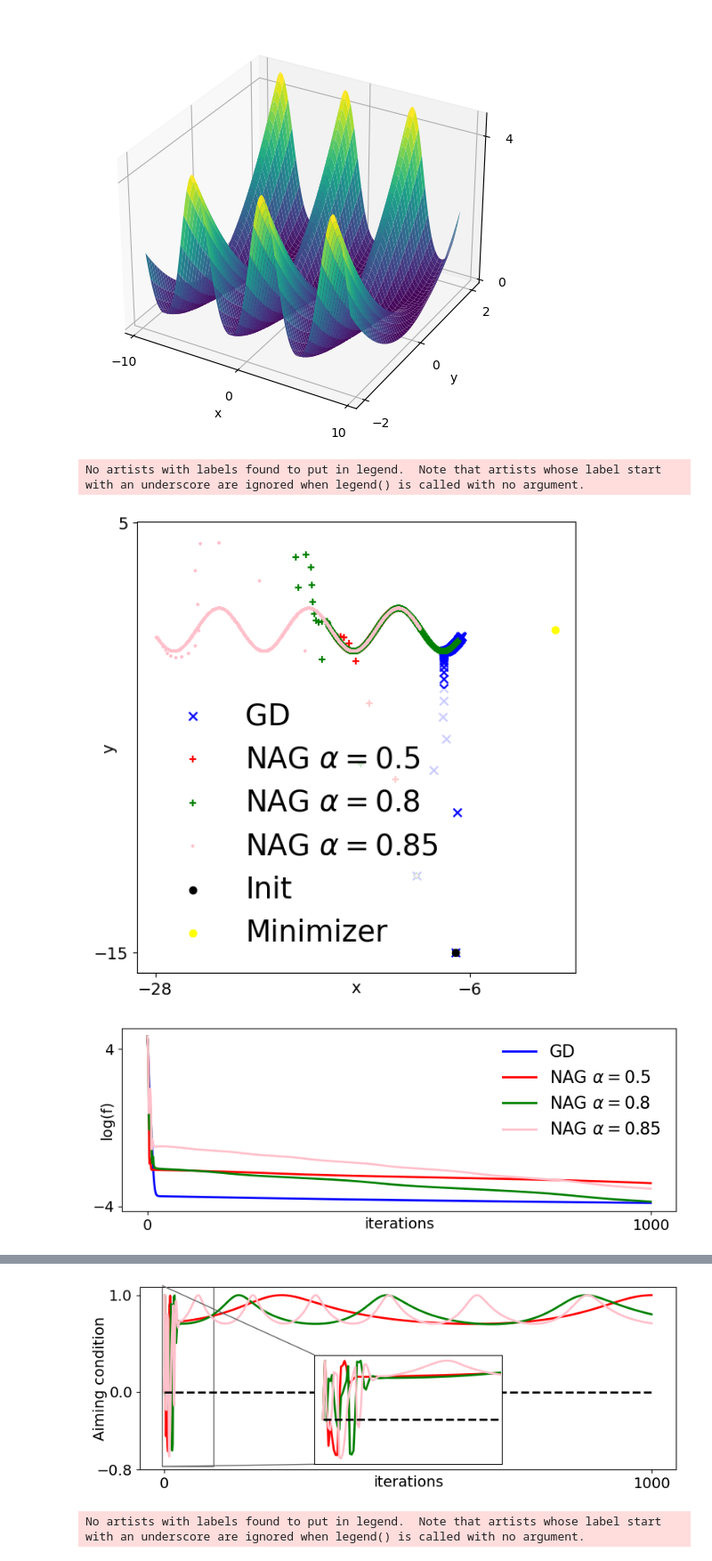
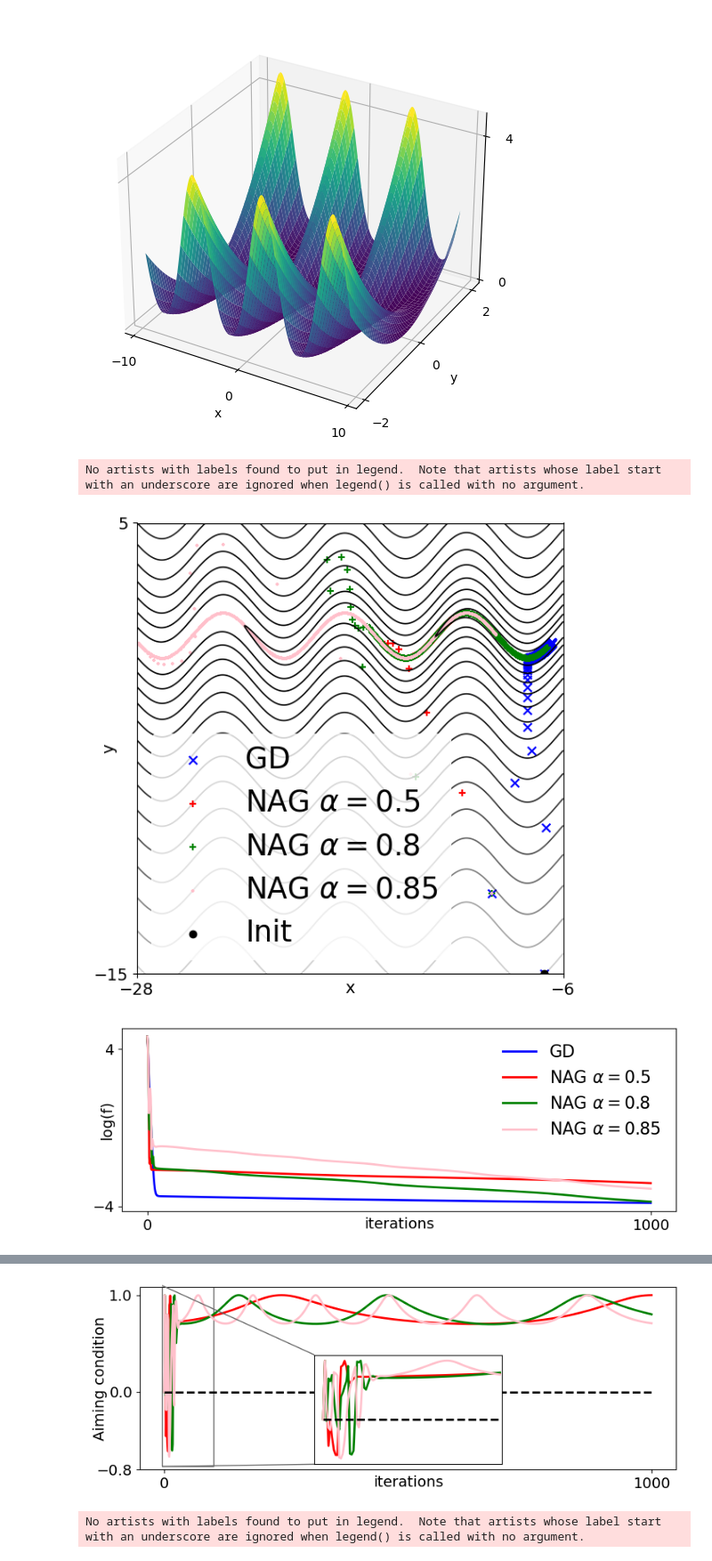
Before and after one commit to J-Hermant/Nesterov_Acceleration_Aiming_Condition, a Jupyter notebook: bad_corr_gd_better.ipynb, the cells around one changed output, grey strips where cells are left out. Shown at 89% size. Drawn from its saved outputs; the diff is of its cells as text; code cells hidden in the pictures.

Commit message:
change figures

```diff
--- a/bad_corr_gd_better.ipynb
+++ b/bad_corr_gd_better.ipynb
@@ -58,7 +58,7 @@ def eigen_value(x, y, eps):
     return lambda_max_abs
 # %%
 ### L_smooth
-
+epsilon = 0.001
 x = np.linspace(-3*np.pi, 3*np.pi, 1000)
 y = np.linspace(-3, 3, 1000)
 L = 0
@@ -66,4 +66,4 @@ for i in x:
     for j in y:
         val = eigen_value(i, j, epsilon)
         L = max(L,val)
-    print("top :",i)
+    # print("top :",i)
@@ -168,12 +150,54 @@ x_nag_2,f_nag_2,corr_2 = nag(init,n_iter,1/L,0.85)
 fontsize = 14
 fontsize_legend = 25
 plt.figure(figsize=(6,6))
+
+
+
+x = np.linspace(-28, -6, 400)
+y = np.linspace(-15, 5, 400)
+X, Y = np.meshgrid(x, y)
+# U,V = grad_F(X, Y,epsilon)
+
+Z = F(X, Y,epsilon)
+# plt.quiver(X, Y, U, V, angles="xy", color="blue")
+
+# norm_x2 = X**2 + Y**2
+# norm_grad2 = U**2 + V**2
+
+# mask = Z > 1e-12
+# Q2 = np.zeros_like(X)
+# Q2[mask] = norm_grad2[mask] / (2 * Z[mask])
+
+
+# levels = np.concatenate([
+#     np.linspace(0, 10, 10),   # zone dense autour de zéro
+#     np.linspace(10, Z.max(), 10)
+# ])
+levels_brut = np.linspace(0,1,20)
+levels = (levels_brut**4)*Z.max()
+# levels.reverse()
+
+for lev in levels:
+    # alpha augmente avec la valeur du niveau
+    # (tu peux ajuster la fonction pour obtenir l’effet que tu veux)
+    alpha = lev / levels.max()
+
+    plt.contour(X, Y, Z, levels=[lev],
+                colors='black',
+                linewidths=1.2,
+                alpha=1-alpha)
+# plt.contour(X, Y, Z, levels=10, cmap="plasma",alpha = 0.2)
+
+# plt.contour(X, Y, Z, levels=10, cmap="plasma")
+
+
+
 plt.scatter(x_gd[0, :], x_gd[1, :], s=50,c="blue", label="GD",marker="x")
 plt.scatter(x_nag_0[0, :], x_nag_0[1, :], s=40, label=r"NAG $\alpha = 0.5$", c='red',marker="+")
 plt.scatter(x_nag_1[0, :], x_nag_1[1, :], s=30, label=r"NAG $\alpha = 0.8$", c='green',marker="+")
 plt.scatter(x_nag_2[0, :], x_nag_2[1, :], s=10, label=r"NAG $\alpha = 0.85$", c='pink',marker="+")
 plt.scatter(x_gd[0, 0], x_gd[1, 0],color="black",label="Init")
-plt.scatter(0, 0,color="yellow",label="Minimizer")
+# plt.scatter(0, 0,color="yellow",label="Minimizer")
 plt.xlabel("x",fontsize =fontsize,labelpad=-15)
 plt.xticks([-28,-6],fontsize =fontsize)
 plt.yticks([-15,5],fontsize =fontsize)
@@ -234,34 +258,34 @@ plt.plot(xx,np.zeros(n_iter)*xx,linestyle="--",color="black",lw=2)
 plt.xlabel("iterations",fontsize =fontsize,labelpad=-15)
 plt.xticks((0,1000),fontsize =fontsize)
 plt.yticks((-0.8,0,1),fontsize =fontsize)
 plt.ylabel("Aiming condition",fontsize =fontsize,labelpad=-10)
 ax = plt.gca()  # axe principal
 axins = inset_axes(ax, width="35%", height="60%", loc='lower center')
 
 # Plot du zoom : 100 premières itérations
 axins.plot(corr_0[:100],  c='red',  lw=2)
 axins.plot(corr_1[:100],  c='green', lw=2)
 axins.plot(corr_2[:100],  c='pink',  lw=2)
 axins.plot(xx[:100],(np.zeros(n_iter)*xx)[:100],linestyle="--",color="black",lw=2)
 # Définition du domaine du zoom
 axins.set_xlim(-5, 100)
 axins.set_ylim(min(corr_0[:100].min(), corr_1[:100].min(), corr_2[:100].min())-0.1,
                max(corr_0[:100].max(), corr_1[:100].max(), corr_2[:100].max())+0.1)
 
 # Retirer les labels du zoom pour éviter le fouillis
 axins.set_xticks([])
 axins.set_yticks([])
 
 # Petits traits reliant la fenêtre au graphe principal
 mark_inset(ax, axins, loc1=2, loc2=3, fc="none", ec="0.4")
 # plt.title("Convergence en log des méthodes")
 plt.legend(edgecolor=(1,1,1),fontsize=fontsize_legend)
 # plt.grid(alpha=0.3)
 plt.tight_layout()
 plt.savefig("figures/toy_example_corr.pdf", dpi=300, bbox_inches="tight")
 # %% [output]
 No artists with labels found to put in legend.  Note that artists whose label start with an underscore are ignored when legend() is called with no argument.
-[figure, old version]
+[figure, new version]
 [figure]
 [figure]
 [figure]
```
Also changed, not shown: parts of 2 cells of this notebook, 7 other files.
